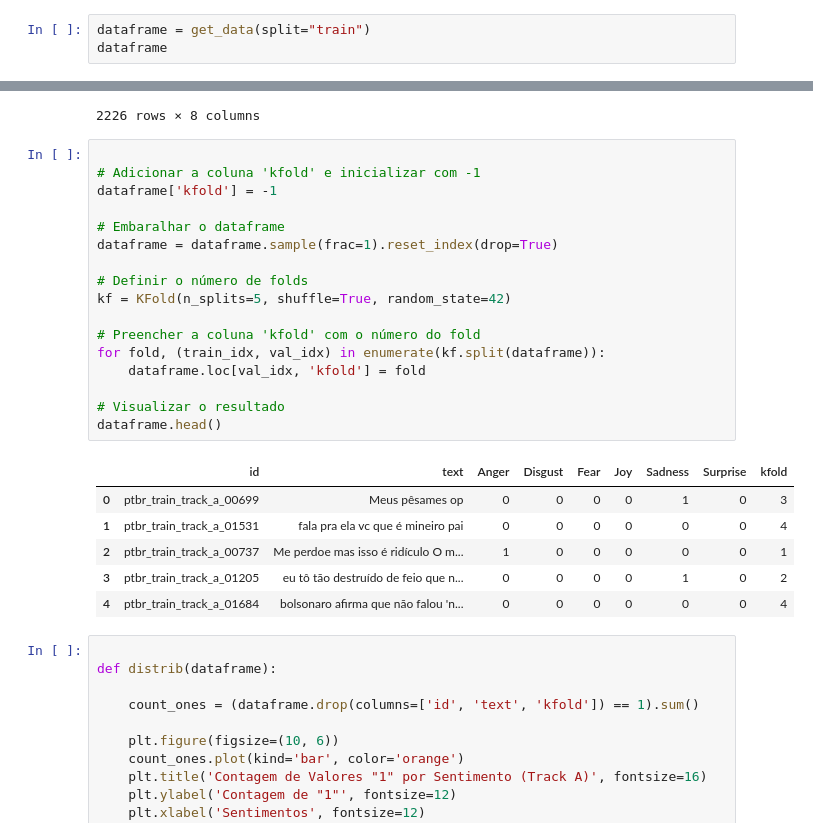
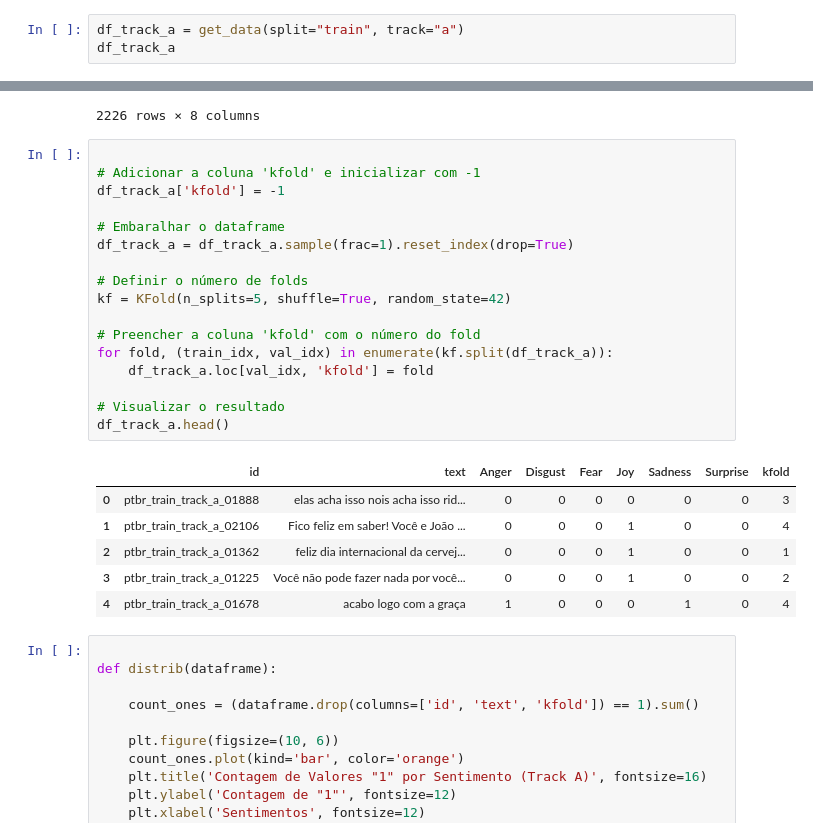
Before and after one commit to arturnovais/Emotion-Detection---SemEval-2025-Task-11, a Jupyter notebook: k_folds.ipynb, the cells around one changed output, grey strips where cells are left out. Drawn from its saved outputs; the diff is of its cells as text.

```diff
--- a/k_folds.ipynb
+++ b/k_folds.ipynb
@@ -20,8 +20,8 @@ def get_fold(dir= 'data', split= 'train', track= 'a', language= 'ptbr', fold= 0)
 
     return pd.read_csv(path)
 # %%
-dataframe = get_data(split="train")
-dataframe
+df_track_a = get_data(split="train", track="a")
+df_track_a
 # %% [output]
 |  | id | text | Anger | Disgust | Fear | Joy | Sadness | Surprise |
 | 0 | ptbr_train_track_a_00001 | minha vó me disse que era frango ... | 0 | 0 | 0 | 0 | 1 | 0 |
@@ -39,27 +39,27 @@ dataframe
 # %%
 
 # Adicionar a coluna 'kfold' e inicializar com -1
-dataframe['kfold'] = -1
+df_track_a['kfold'] = -1
 
 # Embaralhar o dataframe
-dataframe = dataframe.sample(frac=1).reset_index(drop=True)
+df_track_a = df_track_a.sample(frac=1).reset_index(drop=True)
 
 # Definir o número de folds
 kf = KFold(n_splits=5, shuffle=True, random_state=42)
 
 # Preencher a coluna 'kfold' com o número do fold
-for fold, (train_idx, val_idx) in enumerate(kf.split(dataframe)):
-    dataframe.loc[val_idx, 'kfold'] = fold
+for fold, (train_idx, val_idx) in enumerate(kf.split(df_track_a)):
+    df_track_a.loc[val_idx, 'kfold'] = fold
 
 # Visualizar o resultado
-dataframe.head()
+df_track_a.head()
 # %% [output]
 |  | id | text | Anger | Disgust | Fear | Joy | Sadness | Surprise | kfold |
-| 0 | ptbr_train_track_a_00699 | Meus pêsames op | 0 | 0 | 0 | 0 | 1 | 0 | 3 |
-| 1 | ptbr_train_track_a_01531 | fala pra ela vc que é mineiro pai | 0 | 0 | 0 | 0 | 0 | 0 | 4 |
-| 2 | ptbr_train_track_a_00737 | Me perdoe mas isso é ridículo O m... | 1 | 0 | 0 | 0 | 0 | 0 | 1 |
-| 3 | ptbr_train_track_a_01205 | eu tô tão destruído de feio que n... | 0 | 0 | 0 | 0 | 1 | 0 | 2 |
-| 4 | ptbr_train_track_a_01684 | bolsonaro afirma que não falou 'n... | 0 | 0 | 0 | 0 | 0 | 0 | 4 |
+| 0 | ptbr_train_track_a_01888 | elas acha isso nois acha isso rid... | 0 | 0 | 0 | 0 | 0 | 0 | 3 |
+| 1 | ptbr_train_track_a_02106 | Fico feliz em saber! Você e João ... | 0 | 0 | 0 | 1 | 0 | 0 | 4 |
+| 2 | ptbr_train_track_a_01362 | feliz dia internacional da cervej... | 0 | 0 | 0 | 1 | 0 | 0 | 1 |
+| 3 | ptbr_train_track_a_01225 | Você não pode fazer nada por você... | 0 | 0 | 0 | 1 | 0 | 0 | 2 |
+| 4 | ptbr_train_track_a_01678 | acabo logo com a graça | 1 | 0 | 0 | 0 | 1 | 0 | 4 |
 # %%
 
 def distrib(dataframe):
```
Also changed, not shown: parts of 6 cells of this notebook, 3 other files.
